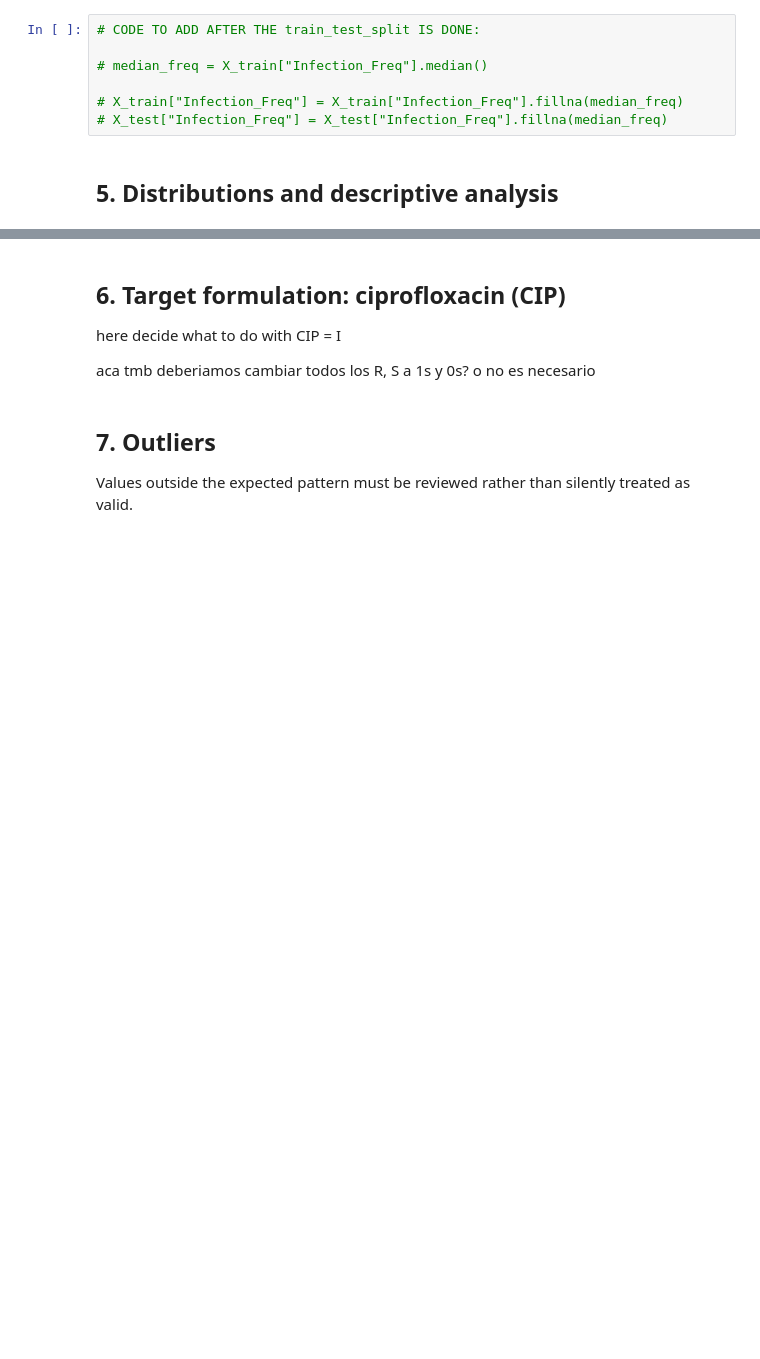
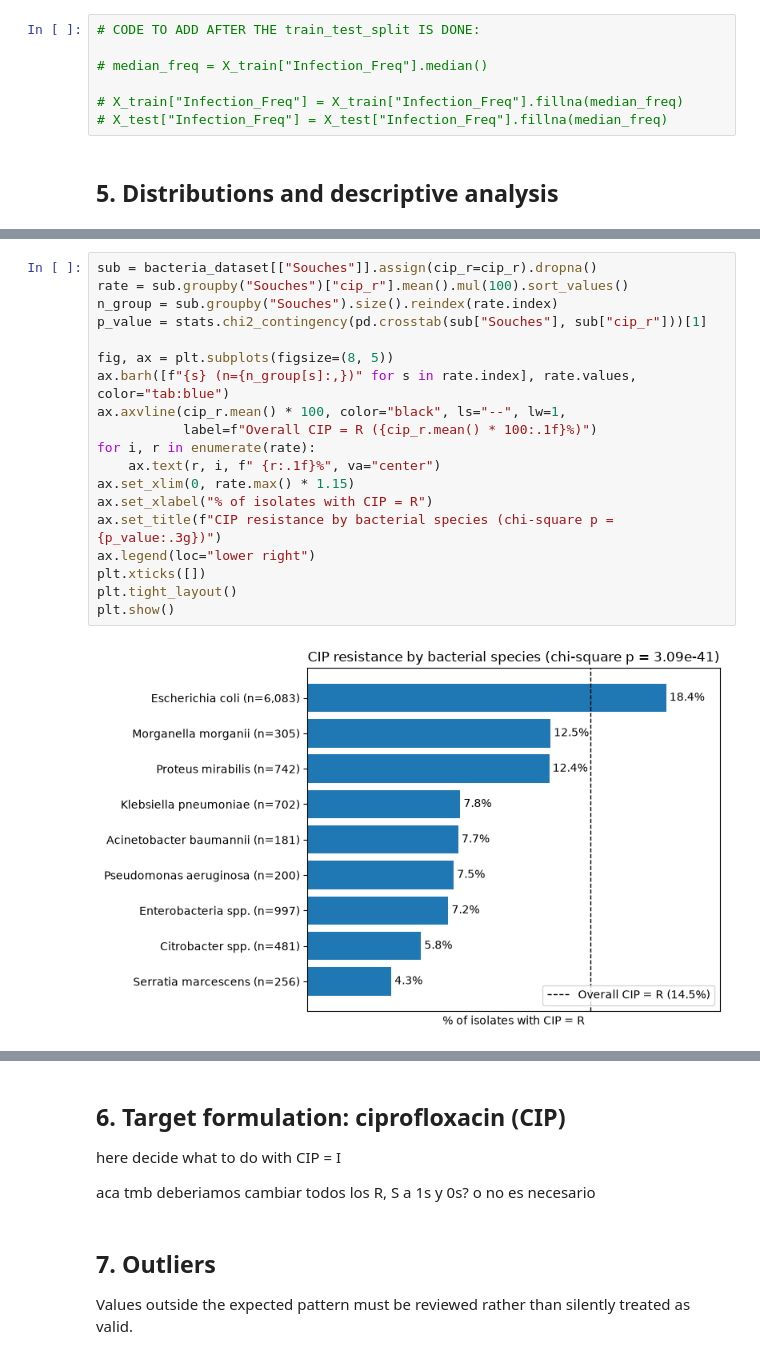
Before and after one commit to mvdelcampo/machine-learning-project, a Jupyter notebook: 00_EDA.ipynb, the cells around one changed output, grey strips where cells are left out. Saved outputs shown, nothing was run; the diff lists cells and outputs as text; blank space fills up the shorter version.

```diff
--- a/00_EDA.ipynb
+++ b/00_EDA.ipynb
@@ -481,0 +550,21 @@ The imputation has to be performed after splitting the data into training and te
+# %%
+sub = bacteria_dataset[["Souches"]].assign(cip_r=cip_r).dropna()
+rate = sub.groupby("Souches")["cip_r"].mean().mul(100).sort_values()
+n_group = sub.groupby("Souches").size().reindex(rate.index)
+p_value = stats.chi2_contingency(pd.crosstab(sub["Souches"], sub["cip_r"]))[1]
+
+fig, ax = plt.subplots(figsize=(8, 5))
+ax.barh([f"{s} (n={n_group[s]:,})" for s in rate.index], rate.values, color="tab:blue")
+ax.axvline(cip_r.mean() * 100, color="black", ls="--", lw=1,
+           label=f"Overall CIP = R ({cip_r.mean() * 100:.1f}%)")
+for i, r in enumerate(rate):
+    ax.text(r, i, f" {r:.1f}%", va="center")
+ax.set_xlim(0, rate.max() * 1.15)
+ax.set_xlabel("% of isolates with CIP = R")
+ax.set_title(f"CIP resistance by bacterial species (chi-square p = {p_value:.3g})")
+ax.legend(loc="lower right")
+plt.xticks([])
+plt.tight_layout()
+plt.show()
+# %% [output]
+[figure, added]
```
Also changed, not shown: parts of 22 cells of this notebook.
